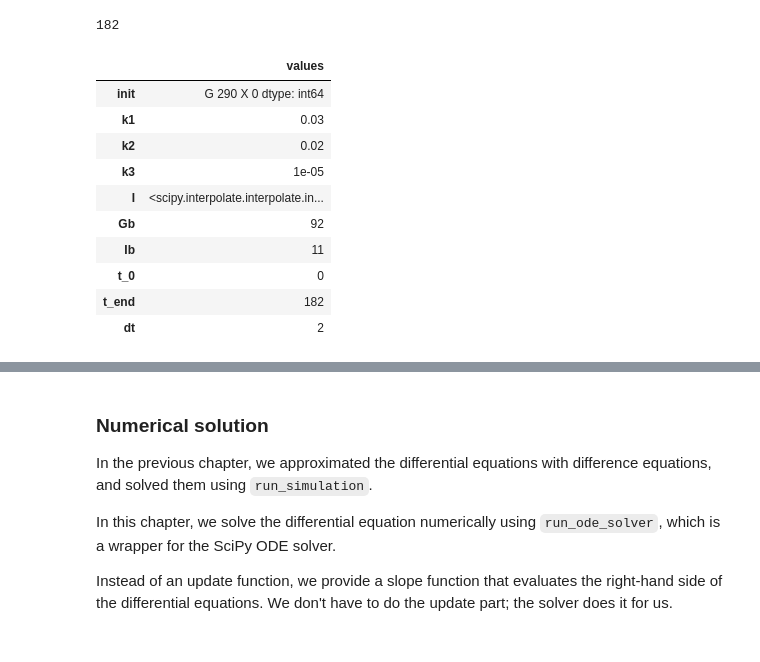
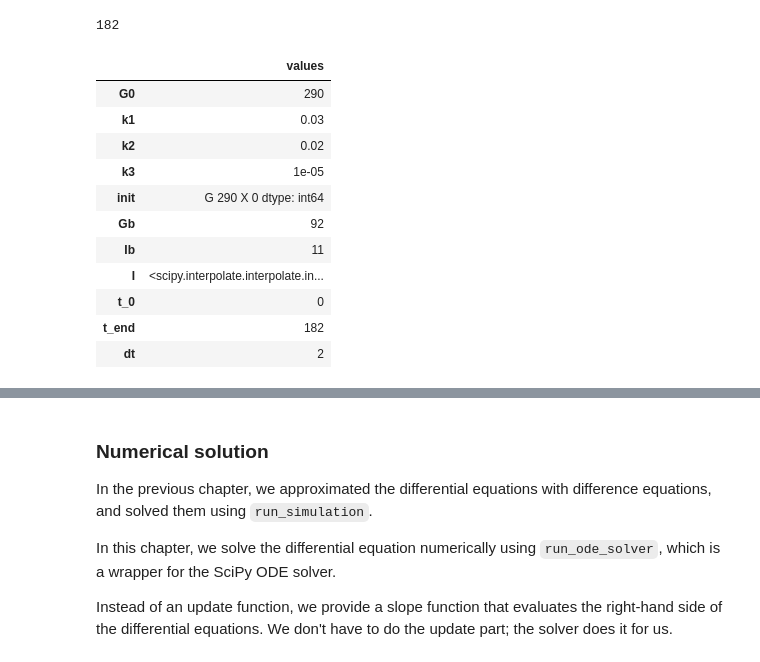
Before and after one commit to AllenDowney/ModSimPy, a Jupyter notebook: code/soln/chap18soln.ipynb, the cells around one changed output, grey strips where cells are left out. Saved outputs shown, nothing was run; the diff lists cells and outputs as text; code cells hidden in the pictures.

```diff
--- a/code/soln/chap18soln.ipynb
+++ b/code/soln/chap18soln.ipynb
@@ -59,19 +59,19 @@ t_end = get_last_label(data)
 # %% [output]
 182
 # %%
-system = System(init=init,
-                k1=k1, k2=k2, k3=k3,
-                I=I, Gb=Gb, Ib=Ib,
+system = System(G0=G0, k1=k1, k2=k2, k3=k3,
+                init=init, Gb=Gb, Ib=Ib, I=I,
                 t_0=t_0, t_end=t_end, dt=2)
 # %% [output]
 |  | values |
-| init | G 290 X 0 dtype: int64 |
+| G0 | 290 |
 | k1 | 0.03 |
 | k2 | 0.02 |
 | k3 | 1e-05 |
-| I | <scipy.interpolate.interpolate.in... |
+| init | G 290 X 0 dtype: int64 |
 | Gb | 92 |
 | Ib | 11 |
+| I | <scipy.interpolate.interpolate.in... |
 | t_0 | 0 |
 | t_end | 182 |
 | dt | 2 |
```
Also changed, not shown: parts of 22 cells of this notebook, 26 other files.
